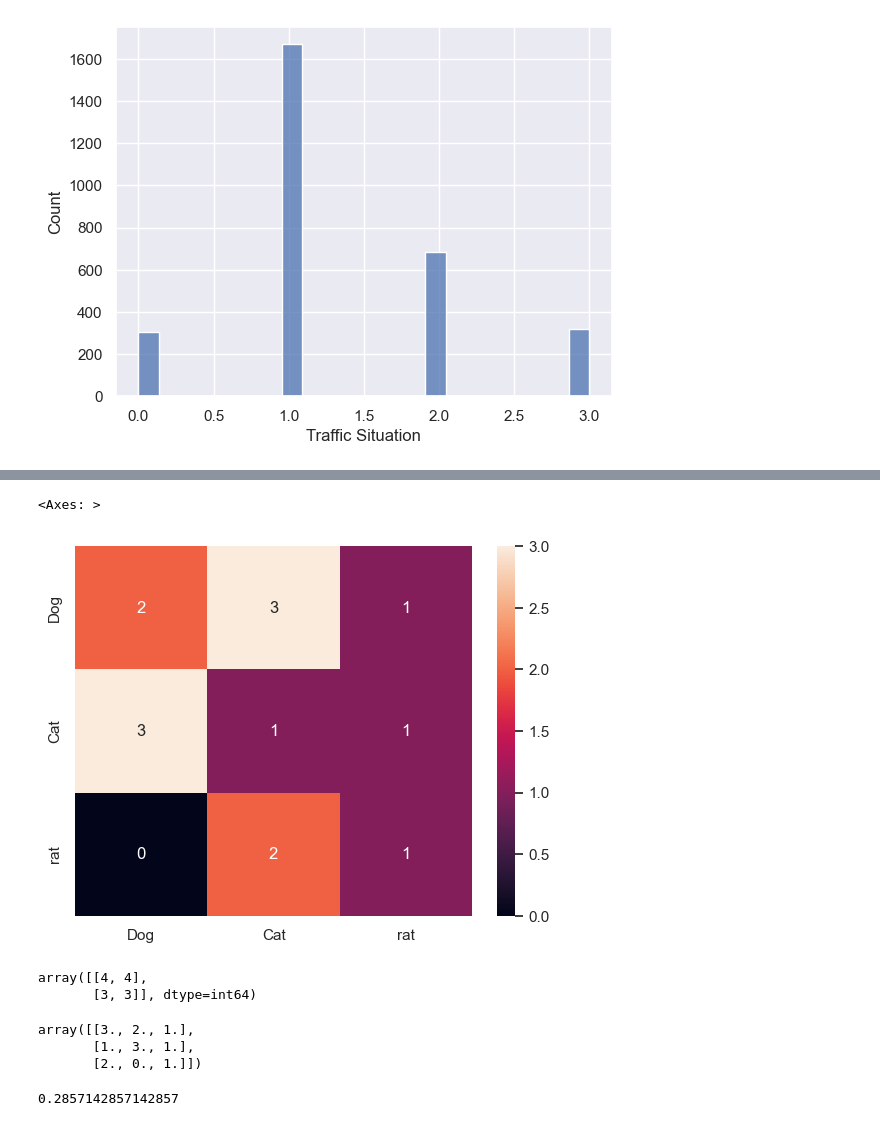
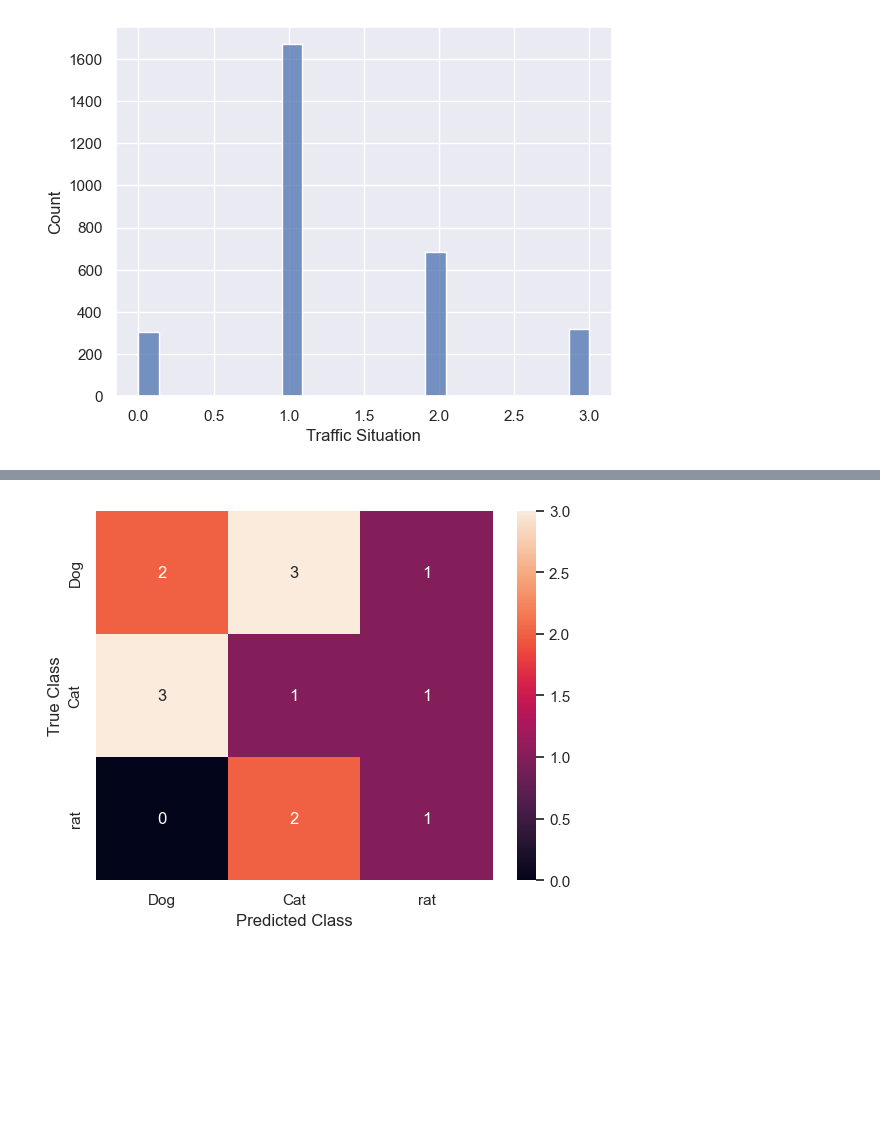
Before and after one commit to Kazeem-Bello/Traffic-Analysis, a Jupyter notebook: assignment.ipynb, the cells around one changed output, grey strips where cells are left out. Drawn from its saved outputs; the diff is of its cells as text; code cells hidden in the pictures; blank space fills up the shorter version.

```diff
--- a/assignment.ipynb
+++ b/assignment.ipynb
@@ -249,3 +356,6 @@ sns.histplot(traffic_df, x = "Traffic Situation")
 # %%
-y_true = [0,1,3,0,0,1,3,1,0,1,1,0,3,0]
-y_pred = [1,0,3,1,0,3,1,0,3,1,0,1,1,0]
+y1_true = [0,1,2,0,0,1,2,1,0,1,1,0,2,0]
+y1_pred = [1,0,2,1,0,2,1,0,2,1,0,1,1,0]
+# %%
+c = evaluation_metrics.confusion_matrix(y1_true, y1_pred)
+c
@@ -252,8 +379,10 @@ y_pred = [1,0,3,1,0,3,1,0,3,1,0,1,1,0]
 # %%
 labels = ["Dog", "Cat", "rat"]
 # %%
-sns.heatmap(matrix, annot = True, xticklabels = labels, yticklabels = labels)
+sns.heatmap(c, annot = True, xticklabels = labels, yticklabels = labels)
+plt.ylabel("True Class")
+plt.xlabel("Predicted Class")
+plt.show()
 # %% [output]
-<Axes: >
-[figure, old version]
+[figure, new version]
 # %%
@@ -261,6 +389,0 @@ from sklearn.metrics import accuracy_score
-# %%
-cmss = cms(y_true, y_pred)
-cmss
-# %% [output]
-array([[4, 4],
-       [3, 3]], dtype=int64)
@@ -269,12 +389,0 @@ from Model import Evaluate
-# %%
-c =Evaluate.confusion_matrix(y_true, y_pred)
-c
-# %% [output]
-array([[3., 2., 1.],
-       [1., 3., 1.],
-       [2., 0., 1.]])
-# %%
-a = Evaluate.accuracy(y_true, y_pred)
-a
-# %% [output]
-0.2857142857142857
```
Also changed, not shown: parts of 28 cells of this notebook, 1 other file.
